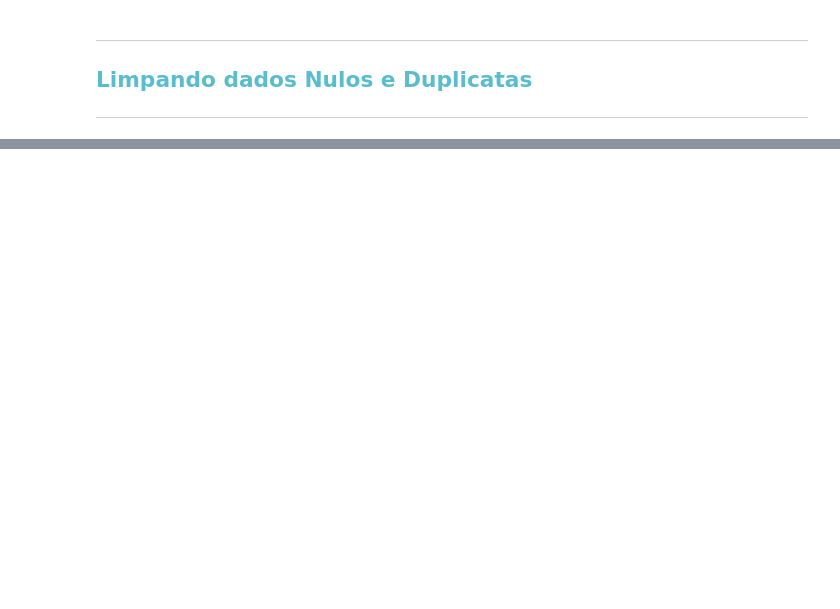
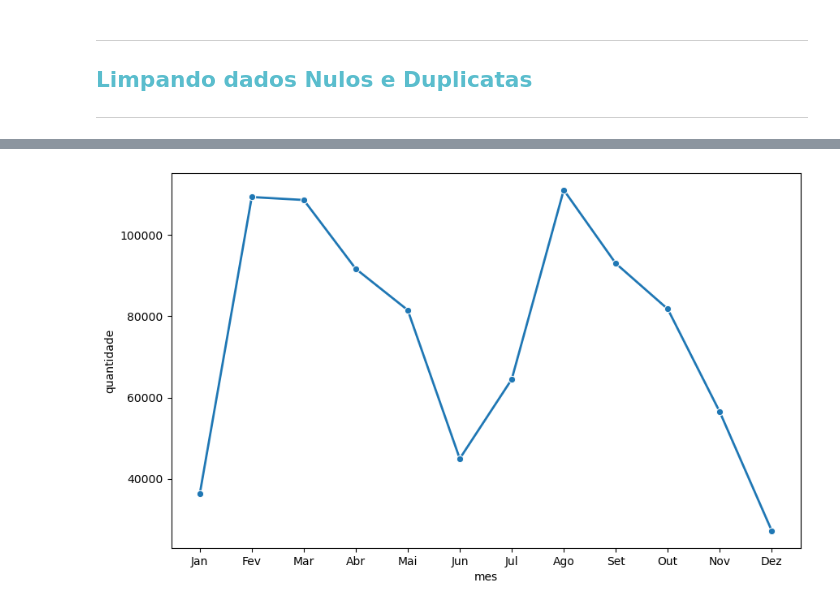
Before and after one commit to MiguelFreire-bit/Explorar_Biblioteca_UFRN, a Jupyter notebook: Explorar_Biblioteca_UFRN.ipynb, the cells around one changed output, grey strips where cells are left out. Saved outputs shown, nothing was run; the diff lists cells and outputs as text; code cells hidden in the pictures; blank space fills up the shorter version.

Commit message:
Explorando as distribuições de empréstimos em intervalos de tempo

```diff
--- a/Explorar_Biblioteca_UFRN.ipynb
+++ b/Explorar_Biblioteca_UFRN.ipynb
@@ -128,0 +205,18 @@ df.drop_duplicates(inplace=True)
+# %%
+#separando os meses
+df['mes_emprestimo'] = df['data_emprestimo'].dt.month.astype(int)
+
+#contando quantos empréstimos por mês
+filmes_por_mes = df.groupby('mes_emprestimo')['id_exemplar'].count()
+
+
+# Renomeando os meses
+dicionario_meses = {1:'Jan',2:'Fev',3:'Mar',4:'Abr',
+                    5:'Mai',6:'Jun',7:'Jul',8:'Ago',
+                    9:'Set',10:'Out',11:'Nov',12:'Dez'}
+filmes_por_mes.index = filmes_por_mes.index.map(dicionario_meses)
+
+filmes_por_mes = filmes_por_mes.to_frame()
+filmes_por_mes.index.name = 'mes'
+filmes_por_mes.columns = ['quantidade']
+filmes_por_mes
@@ -128,0 +238,11 @@ df.drop_duplicates(inplace=True)
+# %%
+#Plotando o Gráfico
+
+anos = list(df['Ano_Emprestimo'].unique())
+
+plt.figure(figsize=(10, 6))
+ax = sns.lineplot(x=filmes_por_mes.index, y=filmes_por_mes['quantidade'], lw=2, marker='o')
+
+plt.show()
+# %% [output]
+[figure, added]
```
Also changed, not shown: parts of 15 cells of this notebook.
